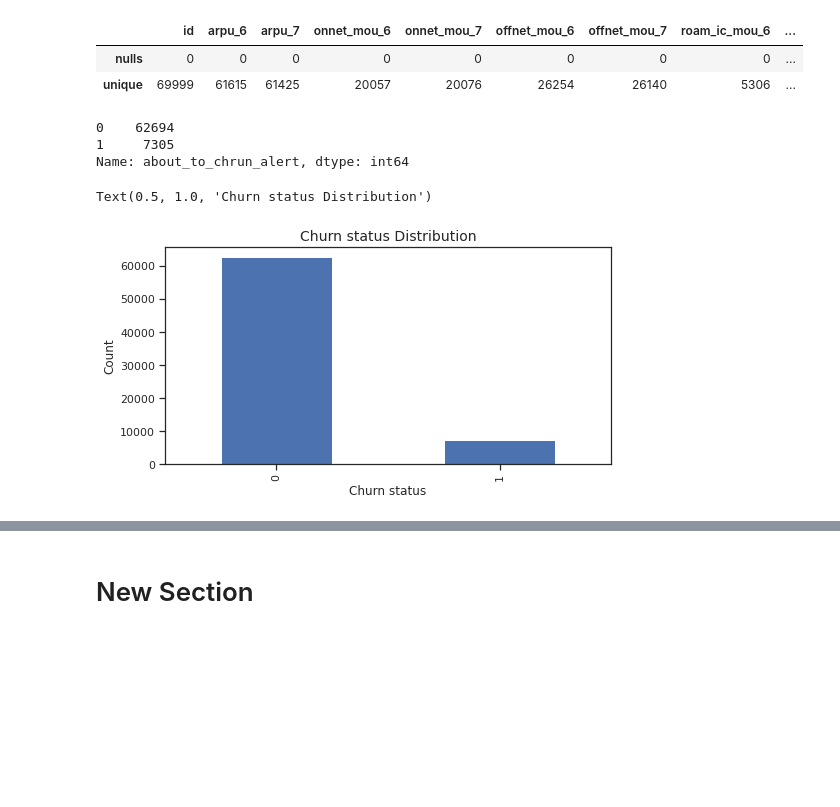
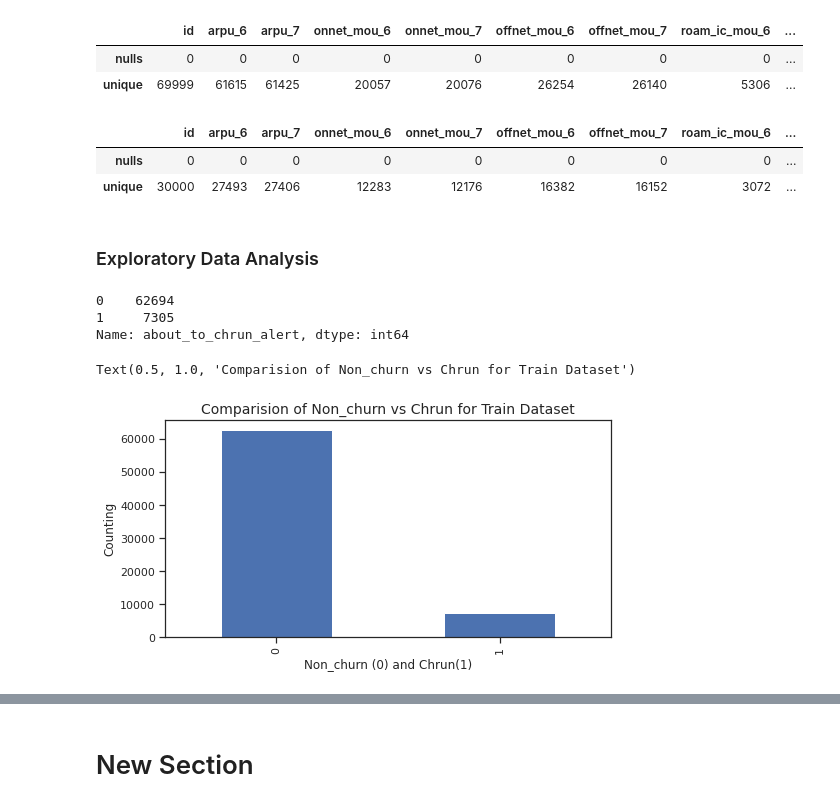
Before and after one commit to spdsp04/TelecomChrunCasestudy, a Jupyter notebook: Telecom_Chrun.ipynb, the cells around one changed output, grey strips where cells are left out. Saved outputs shown, nothing was run; the diff lists cells and outputs as text; code cells hidden in the pictures; blank space fills up the shorter version.

```diff
--- a/Telecom_Chrun.ipynb
+++ b/Telecom_Chrun.ipynb
@@ -321,18 +321,28 @@ null_unique.transpose()
 |  | id | arpu_6 | arpu_7 | onnet_mou_6 | onnet_mou_7 | offnet_mou_6 | offnet_mou_7 | roam_ic_mou_6 | ... |
 | nulls | 0 | 0 | 0 | 0 | 0 | 0 | 0 | 0 | ... |
 | unique | 69999 | 61615 | 61425 | 20057 | 20076 | 26254 | 26140 | 5306 | ... |
-# %%
-chrun_train['about_to_chrun_alert'].value_counts()
-# %% [output]
-0    62694
-1     7305
-Name: about_to_chrun_alert, dtype: int64
+# %%
+_#to Check null and unique values in parallel for test dataset
+null_unique = pd.DataFrame()
+null_unique['nulls'] = pd.Series(chrun_test.isnull().sum())
+null_unique['unique'] = pd.Series(chrun_test.nunique())
+null_unique.transpose()
+# %% [output]
+|  | id | arpu_6 | arpu_7 | onnet_mou_6 | onnet_mou_7 | offnet_mou_6 | offnet_mou_7 | roam_ic_mou_6 | ... |
+| nulls | 0 | 0 | 0 | 0 | 0 | 0 | 0 | 0 | ... |
+| unique | 30000 | 27493 | 27406 | 12283 | 12176 | 16382 | 16152 | 3072 | ... |
+# %% [markdown]
+### Exploratory Data Analysis
 # %%
+print(chrun_train['about_to_chrun_alert'].value_counts())
 plt.figure(figsize=(8,4))
 chrun_train['about_to_chrun_alert'].value_counts().plot(kind = 'bar')
-plt.ylabel('Count')
-plt.xlabel('Churn status')
-plt.title('Churn status Distribution',fontsize=14)
+plt.ylabel('Counting')
+plt.xlabel('Non_churn (0) and Chrun(1)')
+plt.title('Comparision of Non_churn vs Chrun for Train Dataset',fontsize=14)
 # %% [output]
-Text(0.5, 1.0, 'Churn status Distribution')
+0    62694
+1     7305
+Name: about_to_chrun_alert, dtype: int64
+Text(0.5, 1.0, 'Comparision of Non_churn vs Chrun for Train Dataset')
-[figure, old version]
+[figure, new version]
```
Also changed, not shown: parts of 1 cell of this notebook.
